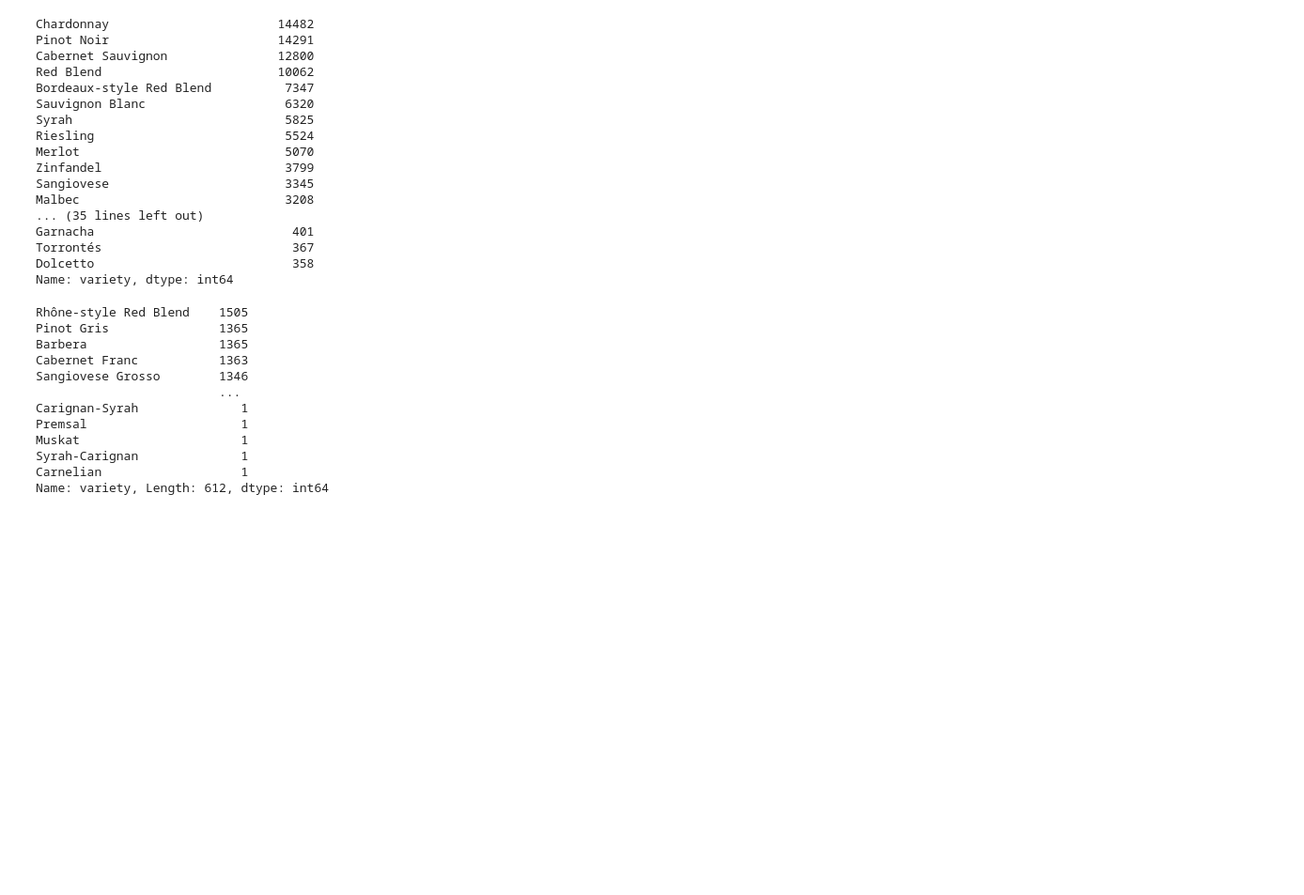
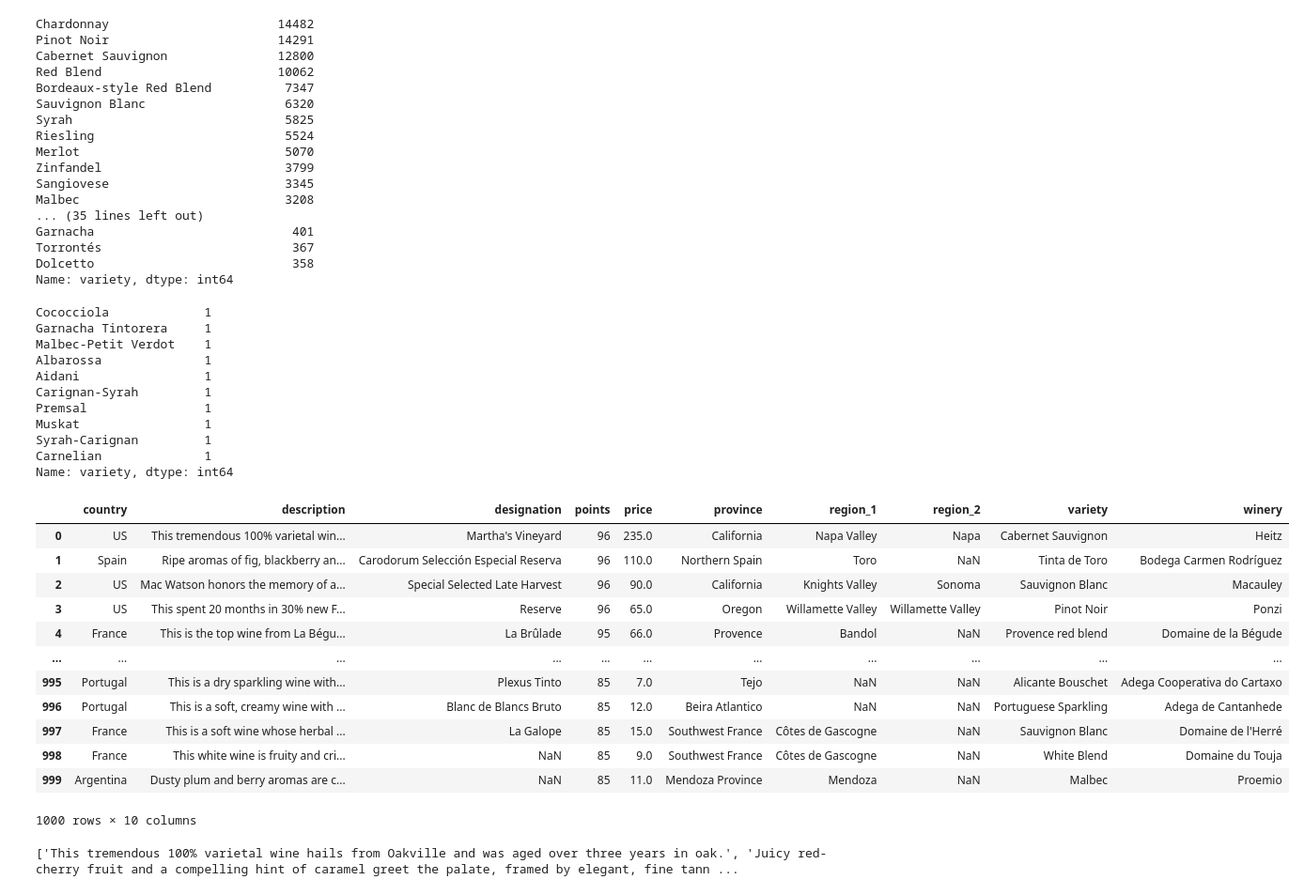
Before and after one commit to chyunoo/wineteller, a Jupyter notebook: notebooks/data_exploration_hc.ipynb, the cells around one changed output. Shown: that part at 94% size. Drawn from its saved outputs; the diff is of its cells as text; code cells hidden in the pictures; blank space fills up the shorter version.

Commit message:
preprocessed data

```diff
--- a/notebooks/data_exploration_hc.ipynb
+++ b/notebooks/data_exploration_hc.ipynb
@@ -49,17 +57,41 @@ Torrontés                          367
 Dolcetto                           358
 Name: variety, dtype: int64
 # %%
-print(varietal_counts[:])
+print(varietal_counts[-10:])
 # %% [output]
-Rhône-style Red Blend    1505
-Pinot Gris               1365
-Barbera                  1365
-Cabernet Franc           1363
-Sangiovese Grosso        1346
-                         ...
-Carignan-Syrah              1
-Premsal                     1
-Muskat                      1
-Syrah-Carignan              1
-Carnelian                   1
-Name: variety, Length: 612, dtype: int64
+Cococciola             1
+Garnacha Tintorera     1
+Malbec-Petit Verdot    1
+Albarossa              1
+Aidani                 1
+Carignan-Syrah         1
+Premsal                1
+Muskat                 1
+Syrah-Carignan         1
+Carnelian              1
+Name: variety, dtype: int64
+# %%
+test = data[:1000]
+# %% [output]
+|  | country | description | designation | points | price | province | region_1 | region_2 | variety | winery |
+| 0 | US | This tremendous 100% varietal win... | Martha's Vineyard | 96 | 235.0 | California | Napa Valley | Napa | Cabernet Sauvignon | Heitz |
+| 1 | Spain | Ripe aromas of fig, blackberry an... | Carodorum Selección Especial Reserva | 96 | 110.0 | Northern Spain | Toro | NaN | Tinta de Toro | Bodega Carmen Rodríguez |
+| 2 | US | Mac Watson honors the memory of a... | Special Selected Late Harvest | 96 | 90.0 | California | Knights Valley | Sonoma | Sauvignon Blanc | Macauley |
+| 3 | US | This spent 20 months in 30% new F... | Reserve | 96 | 65.0 | Oregon | Willamette Valley | Willamette Valley | Pinot Noir | Ponzi |
+| 4 | France | This is the top wine from La Bégu... | La Brûlade | 95 | 66.0 | Provence | Bandol | NaN | Provence red blend | Domaine de la Bégude |
+| ... | ... | ... | ... | ... | ... | ... | ... | ... | ... | ... |
+| 995 | Portugal | This is a dry sparkling wine with... | Plexus Tinto | 85 | 7.0 | Tejo | NaN | NaN | Alicante Bouschet | Adega Cooperativa do Cartaxo |
+| 996 | Portugal | This is a soft, creamy wine with ... | Blanc de Blancs Bruto | 85 | 12.0 | Beira Atlantico | NaN | NaN | Portuguese Sparkling | Adega de Cantanhede |
+| 997 | France | This is a soft wine whose herbal ... | La Galope | 85 | 15.0 | Southwest France | Côtes de Gascogne | NaN | Sauvignon Blanc | Domaine de l'Herré |
+| 998 | France | This white wine is fruity and cri... | NaN | 85 | 9.0 | Southwest France | Côtes de Gascogne | NaN | White Blend | Domaine du Touja |
+| 999 | Argentina | Dusty plum and berry aromas are c... | NaN | 85 | 11.0 | Mendoza Province | Mendoza | NaN | Malbec | Proemio |
+1000 rows × 10 columns
+# %%
+reviews_list = list(test['description'])
+reviews_list = [str(r) for r in reviews_list]
+full_corpus = ' '.join(reviews_list)
+sentences_tokenized = sent_tokenize(full_corpus)
+
+print(sentences_tokenized[:5])
+# %% [output]
+['This tremendous 100% varietal wine hails from Oakville and was aged over three years in oak.', 'Juicy red-cherry fruit and a compelling hint of caramel greet the palate, framed by elegant, fine tann ...
```
Also changed, not shown: parts of 15 cells of this notebook.
